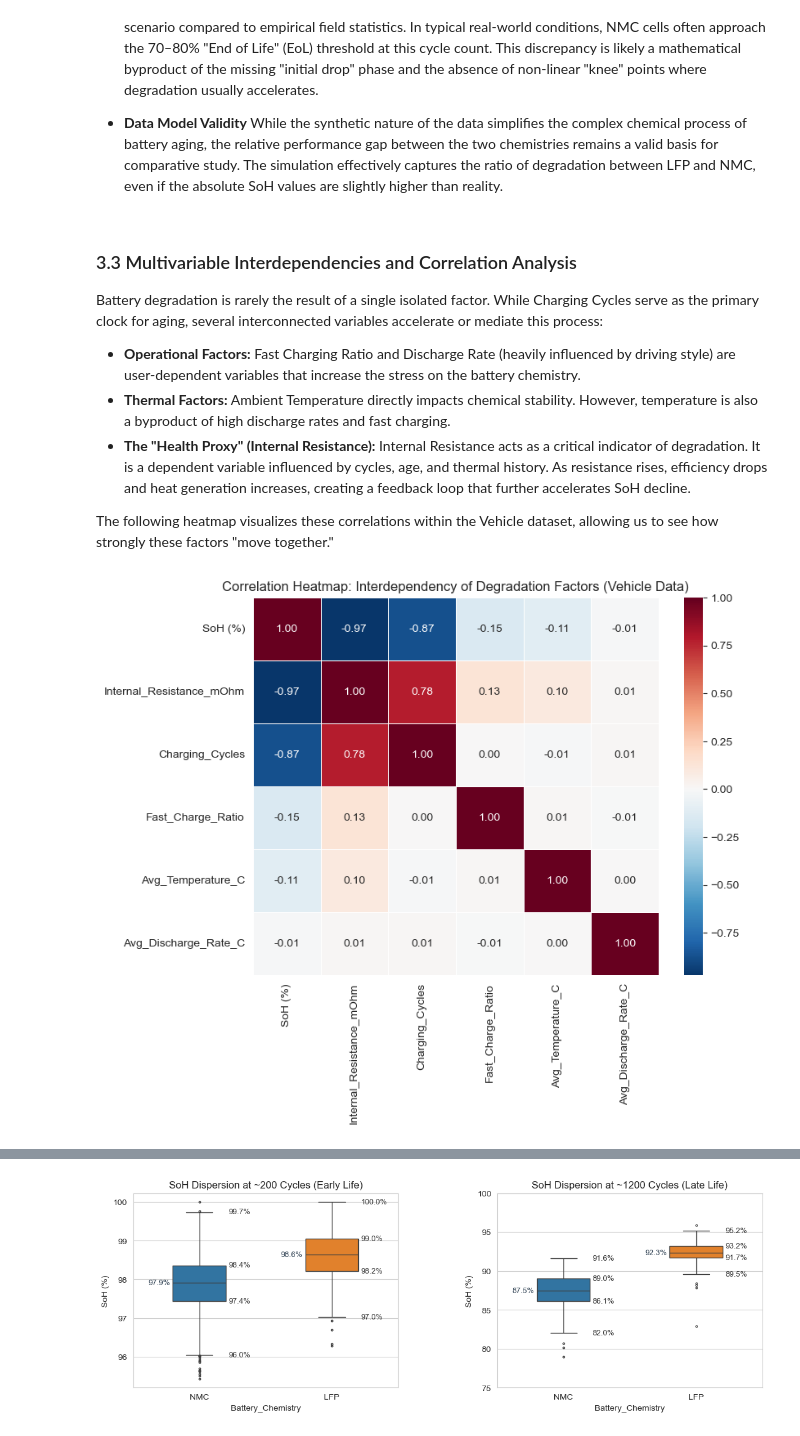
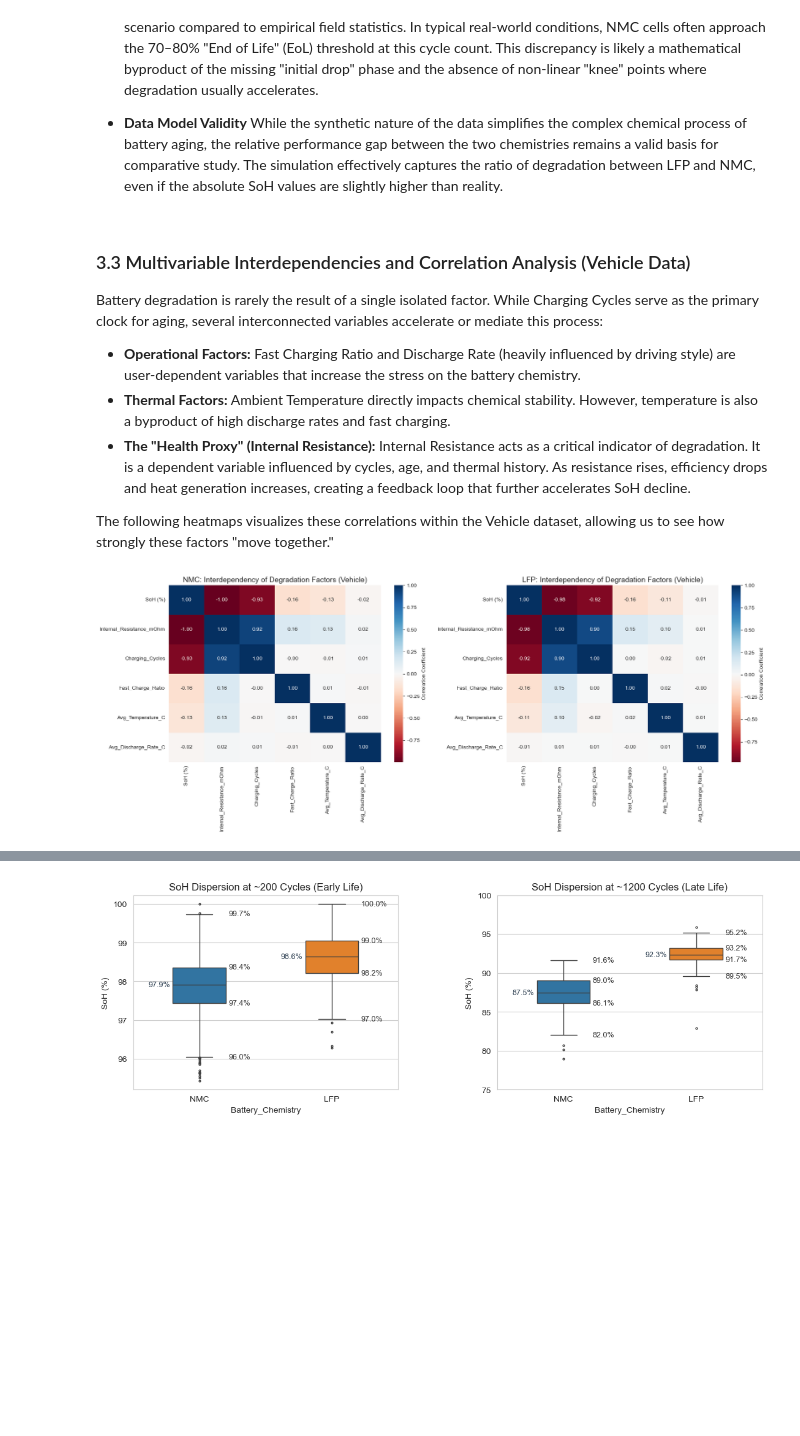
Before and after one commit to Ivan-Pelovski/Data-Science, a Jupyter notebook: NMC-vs-LFP.ipynb, the cells around one changed output, grey strips where cells are left out. Drawn from its saved outputs; the diff is of its cells as text; code cells hidden in the pictures; blank space fills up the shorter version.

Commit message:
Added key conclusions to lab degradation trends, introduced a heat map for factor correlations for Lab data, and separated vehicle data heatmap by chemistries.

```diff
--- a/NMC-vs-LFP.ipynb
+++ b/NMC-vs-LFP.ipynb
@@ -290,7 +290,7 @@ Based on the regression analysis of the vehicle_data, several key insights can b
 
 * **Data Model Validity** While the synthetic nature of the data simplifies the complex chemical process of battery aging, the relative performance gap between the two chemistries remains a valid basis for comparative study. The simulation effectively captures the ratio of degradation between LFP and NMC, even if the absolute SoH values are slightly higher than reality.
 # %% [markdown]
-### 3.3 Multivariable Interdependencies and Correlation Analysis
+### 3.3 Multivariable Interdependencies and Correlation Analysis (Vehicle Data)
 
 Battery degradation is rarely the result of a single isolated factor. While Charging Cycles serve as the primary clock for aging, several interconnected variables accelerate or mediate this process:
 
@@ -298,22 +298,30 @@ Battery degradation is rarely the result of a single isolated factor. While Char
 * **Thermal Factors:** Ambient Temperature directly impacts chemical stability. However, temperature is also a byproduct of high discharge rates and fast charging.
 * **The "Health Proxy" (Internal Resistance):** Internal Resistance acts as a critical indicator of degradation. It is a dependent variable influenced by cycles, age, and thermal history. As resistance rises, efficiency drops and heat generation increases, creating a feedback loop that further accelerates SoH decline.
 
-The following heatmap visualizes these correlations within the Vehicle dataset, allowing us to see how strongly these factors "move together."
+The following heatmaps visualizes these correlations within the Vehicle dataset, allowing us to see how strongly these factors "move together."
 # %%
 correlation_cols = [
     'SoH (%)', 'Internal_Resistance_mOhm', 'Charging_Cycles',
     'Fast_Charge_Ratio', 'Avg_Temperature_C', 'Avg_Discharge_Rate_C'
 ]
 
-vehicle_corr = vehicle_data[correlation_cols].corr()
+nmc_corr = vehicle_data[vehicle_data['Battery_Chemistry'] == 'NMC'][correlation_cols].corr()
+lfp_corr = vehicle_data[vehicle_data['Battery_Chemistry'] == 'LFP'][correlation_cols].corr()
 
-plt.figure(figsize=(8, 6))
-sns.heatmap(vehicle_corr, annot=True, cmap='RdBu_r', center=0, fmt=".2f", linewidths=0.5)
+fig, axes = plt.subplots(1, 2, figsize=(18, 7))
 
-plt.title('Correlation Heatmap: Interdependency of Degradation Factors (Vehicle Data)')
+# NMC Heatmap
+sns.heatmap(nmc_corr, annot=True, cmap='RdBu', center=0, fmt='.2f', ax=axes[0], cbar_kws={'label': 'Correlation Coefficient'})
+axes[0].set_title('NMC: Interdependency of Degradation Factors (Vehicle)', fontsize=14)
+
+# LFP Heatmap
+sns.heatmap(lfp_corr, annot=True, cmap='RdBu', center=0, fmt='.2f', ax=axes[1], cbar_kws={'label': 'Correlation Coefficient'})
+axes[1].set_title('LFP: Interdependency of Degradation Factors (Vehicle)', fontsize=14)
+
+plt.tight_layout()
 plt.show()
 # %% [output]
-[figure, old version]
+[figure, new version]
 # %% [markdown]
 **Key Conclusions**
 
```
Also changed, not shown: parts of 8 cells of this notebook.
